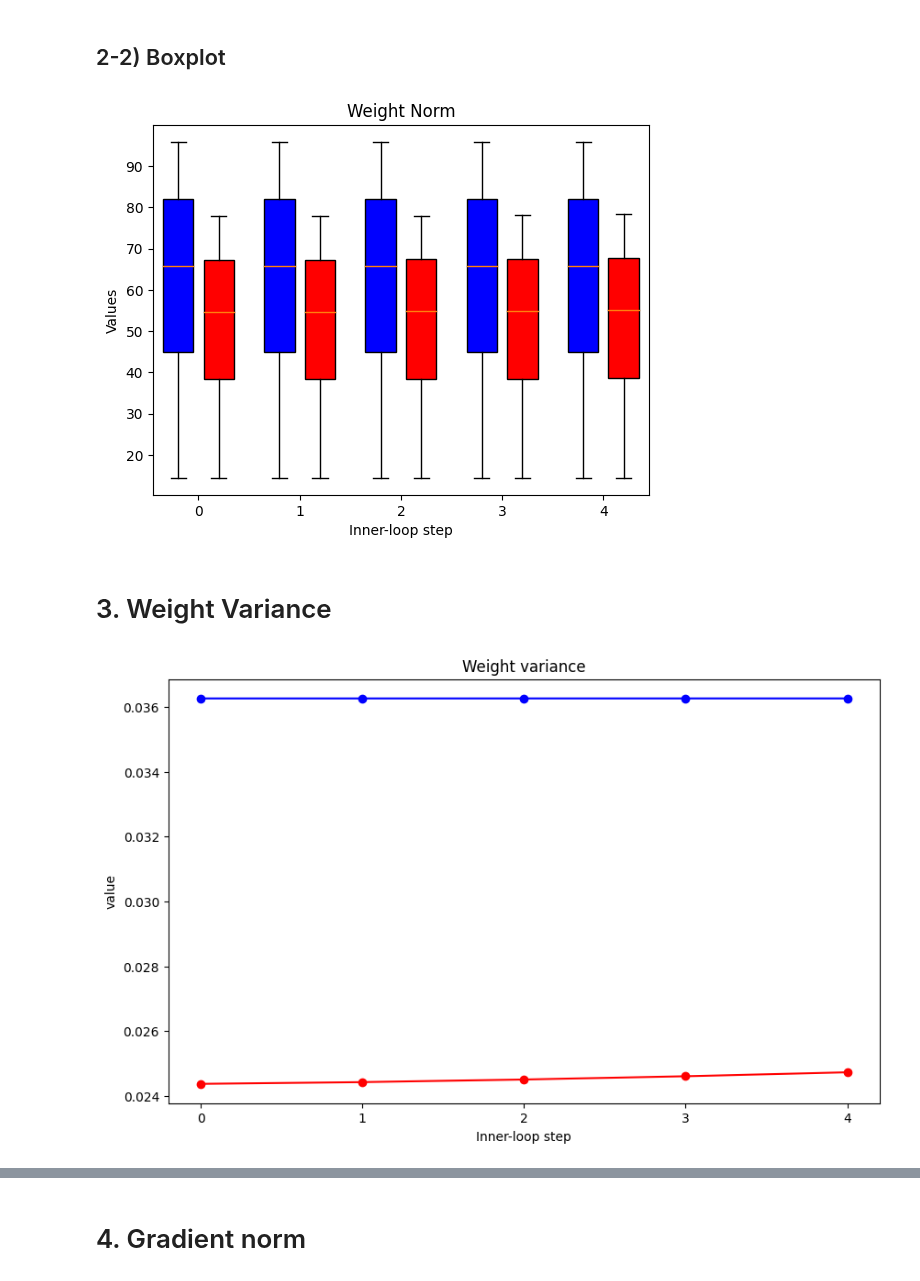
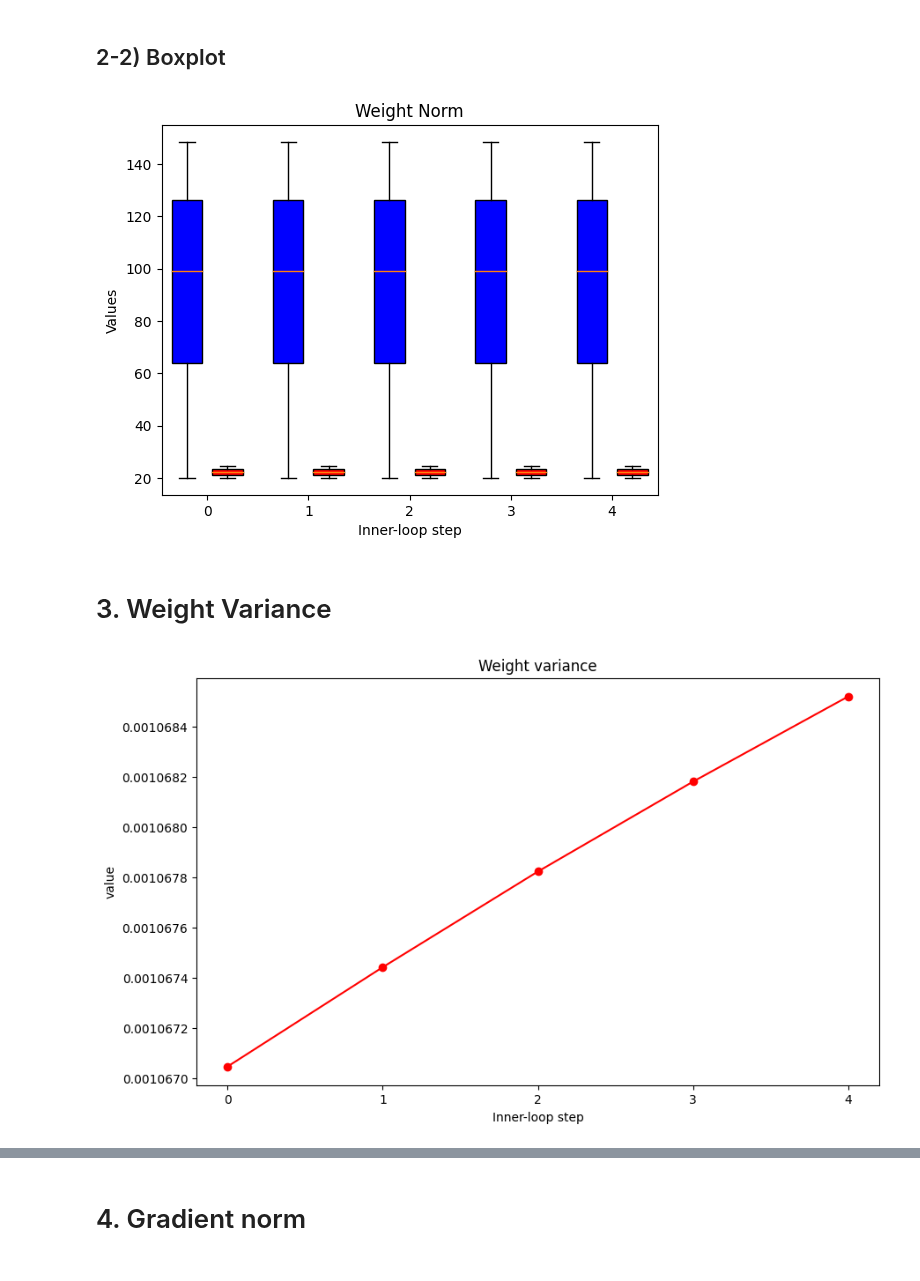
Before and after one commit to SKKUJMLim/MAML, a Jupyter notebook: Test_jupyternotebook/Analytics_integration_Step.ipynb, the cells around one changed output, grey strips where cells are left out. Saved outputs shown, nothing was run; the diff lists cells and outputs as text; code cells hidden in the pictures.

Commit message:
MAML filter 128 실험

```diff
--- a/Test_jupyternotebook/Analytics_integration_Step.ipynb
+++ b/Test_jupyternotebook/Analytics_integration_Step.ipynb
@@ -10,8 +10,9 @@ import os
 os.environ['KMP_DUPLICATE_LIB_OK']='True'
 # %%
 # CSV 파일에 접근
-maml_norm_info = pd.read_csv('../MAML_filter64/MAML_filter64_inner_loop.csv')
-arbiter_norm_info = pd.read_csv('../MAML+Arbiter_5way_5shot_filter64/MAML+Arbiter_5way_5shot_filter64_inner_loop.csv')
+maml_norm_info = pd.read_csv('../MAML_filter128/MAML_filter128_inner_loop.csv')
+arbiter_norm_info = pd.read_csv('../MAML+Arbiter_5way_5shot_7162/MAML+Arbiter_5way_5shot_inner_loop.csv')
+#arbiter_norm_info = pd.read_csv('../MAML+Arbiter_5way_5shot_7162/MAML+Arbiter_5way_5shot_inner_loop.csv')
 
 # 훈련 정보만 가지고 온다
 maml_norm_info_train = maml_norm_info[maml_norm_info['phase']=='train']
@@ -486,7 +487,7 @@ plt.title('Weight Norm')
 # 그래프를 표시합니다
 plt.show()
 # %% [output]
-[figure, old version]
+[figure, new version]
 # %% [markdown]
 # 3. Weight Variance
 # %%
@@ -501,35 +502,35 @@ maml_std_devs = maml_std_dev_df.values
 
 arbiter_mean_df = arbiter_per_inner_loop_step['all_weights_var'].mean()
 arbiter_variance_df = arbiter_per_inner_loop_step['all_weights_var'].var()
 arbiter_std_dev_df = arbiter_variance_df**0.5
 
 # 그룹 이름과 평균 및 표준 편차를 리스트로 추출합니다
 arbiter_group_names = arbiter_mean_df.index.tolist()
 arbiter_means = arbiter_mean_df.values
 arbiter_std_devs = arbiter_std_dev_df.values
 
 
 # x축 값을 생성합니다
 x = range(len(maml_group_names))
 
 # 꺾은선 그래프를 그립니다
 plt.figure(figsize=(10, 6))
-plt.plot(x, maml_means, '-o', color='b', label='Mean')
+# plt.plot(x, maml_means, '-o', color='b', label='Mean')
 plt.plot(x, arbiter_means, '-o', color='r', label='Mean')
 
 # 표준 편차 범위를 그림자로 표시합니다
 #plt.fill_between(x, maml_means - maml_std_devs, maml_means + maml_std_devs, color='b', alpha=0.2, label='Standard Deviation')
 #plt.fill_between(x, arbiter_means - arbiter_std_devs, arbiter_means + arbiter_std_devs, color='r', alpha=0.2, label='Standard Deviation')
 
 plt.xticks(x, group_names)
 plt.xlabel('Inner-loop step')
 plt.ylabel('value')
 plt.title('Weight variance')
 
 # 그래프를 표시합니다
 plt.show()
 # %% [output]
-[figure, old version]
+[figure, new version]
 # %%
 # 이상치 제거 함수 정의
 def remove_outliers(group):
```
Also changed, not shown: parts of 16 cells of this notebook, 1 other file.
